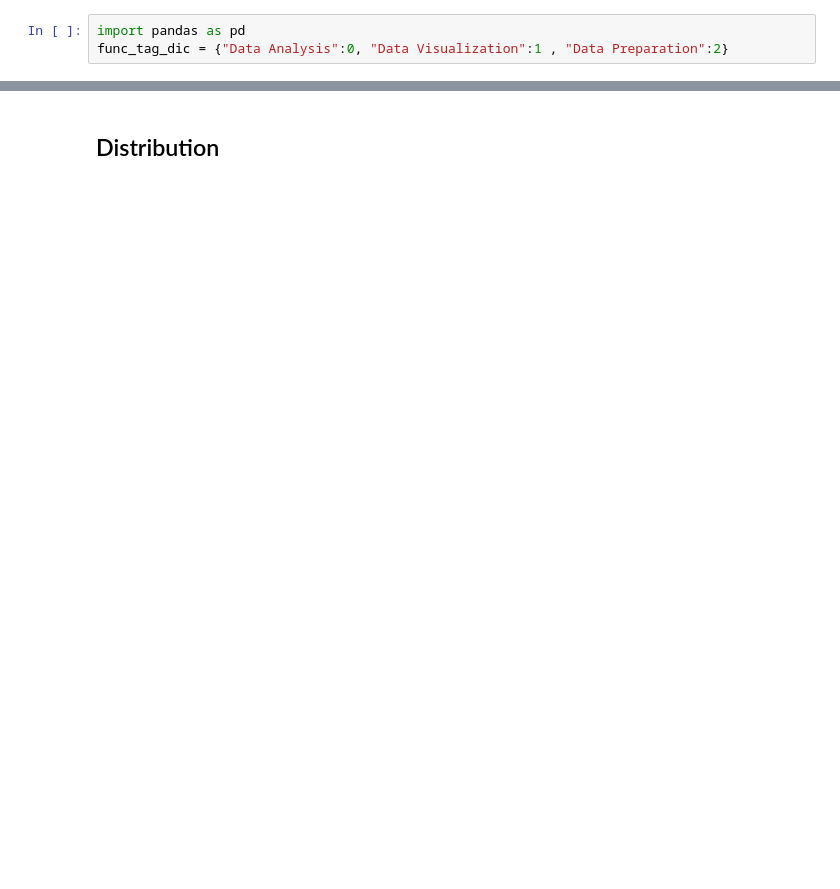
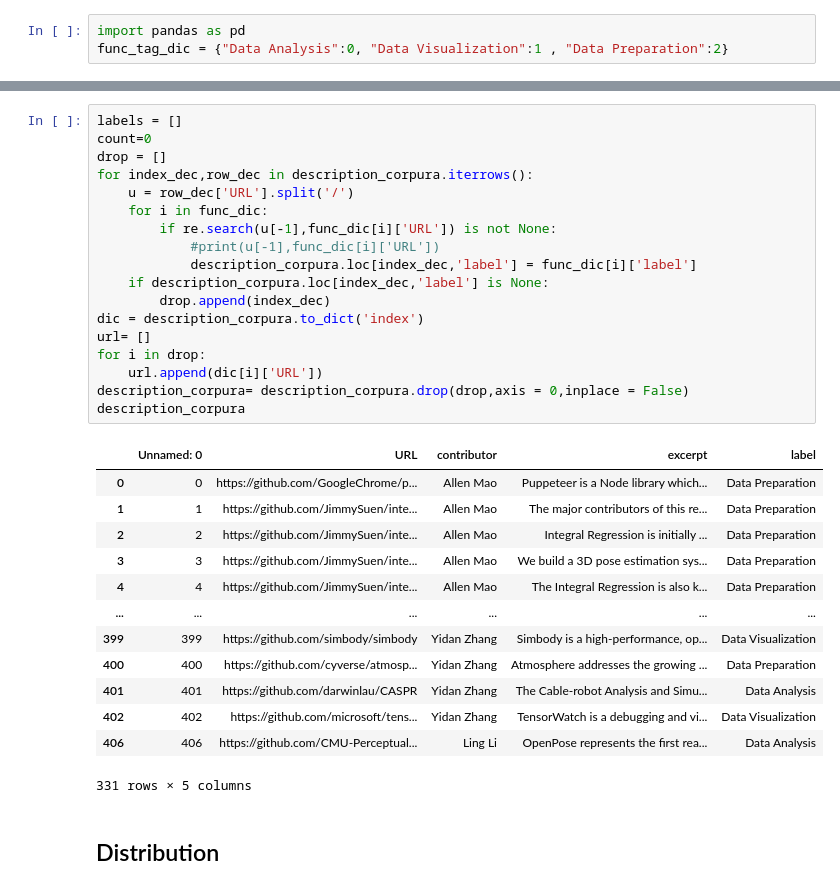
Before and after one commit to liling10822/FAMEF, a Jupyter notebook: Function_Train.ipynb, the cells around one changed output, grey strips where cells are left out. Saved outputs shown, nothing was run; the diff lists cells and outputs as text; blank space fills up the shorter version.

```diff
--- a/Function_Train.ipynb
+++ b/Function_Train.ipynb
@@ -22,3 +48,35 @@ func_corpura
+# %%
+labels = []
+count=0
+drop = []
+for index_dec,row_dec in description_corpura.iterrows():
+    u = row_dec['URL'].split('/')
+    for i in func_dic:
+        if re.search(u[-1],func_dic[i]['URL']) is not None:
+            #print(u[-1],func_dic[i]['URL'])
+            description_corpura.loc[index_dec,'label'] = func_dic[i]['label']
+    if description_corpura.loc[index_dec,'label'] is None:
+        drop.append(index_dec)
+dic = description_corpura.to_dict('index')
+url= []
+for i in drop:
+    url.append(dic[i]['URL'])
+description_corpura= description_corpura.drop(drop,axis = 0,inplace = False)
+description_corpura
+# %% [output]
+|  | Unnamed: 0 | URL | contributor | excerpt | label |
+| 0 | 0 | https://github.com/GoogleChrome/p... | Allen Mao | Puppeteer is a Node library which... | Data Preparation |
+| 1 | 1 | https://github.com/JimmySuen/inte... | Allen Mao | The major contributors of this re... | Data Preparation |
+| 2 | 2 | https://github.com/JimmySuen/inte... | Allen Mao | Integral Regression is initially ... | Data Preparation |
+| 3 | 3 | https://github.com/JimmySuen/inte... | Allen Mao | We build a 3D pose estimation sys... | Data Preparation |
+| 4 | 4 | https://github.com/JimmySuen/inte... | Allen Mao | The Integral Regression is also k... | Data Preparation |
+| ... | ... | ... | ... | ... | ... |
+| 399 | 399 | https://github.com/simbody/simbody | Yidan Zhang | Simbody is a high-performance, op... | Data Visualization |
+| 400 | 400 | https://github.com/cyverse/atmosp... | Yidan Zhang | Atmosphere addresses the growing ... | Data Preparation |
+| 401 | 401 | https://github.com/darwinlau/CASPR | Yidan Zhang | The Cable-robot Analysis and Simu... | Data Analysis |
+| 402 | 402 | https://github.com/microsoft/tens... | Yidan Zhang | TensorWatch is a debugging and vi... | Data Visualization |
+| 406 | 406 | https://github.com/CMU-Perceptual... | Ling Li | OpenPose represents the first rea... | Data Analysis |
+331 rows × 5 columns
 # %% [markdown]
  ## Distribution
 # %%
```
Also changed, not shown: parts of 28 cells of this notebook, 3 other files.
